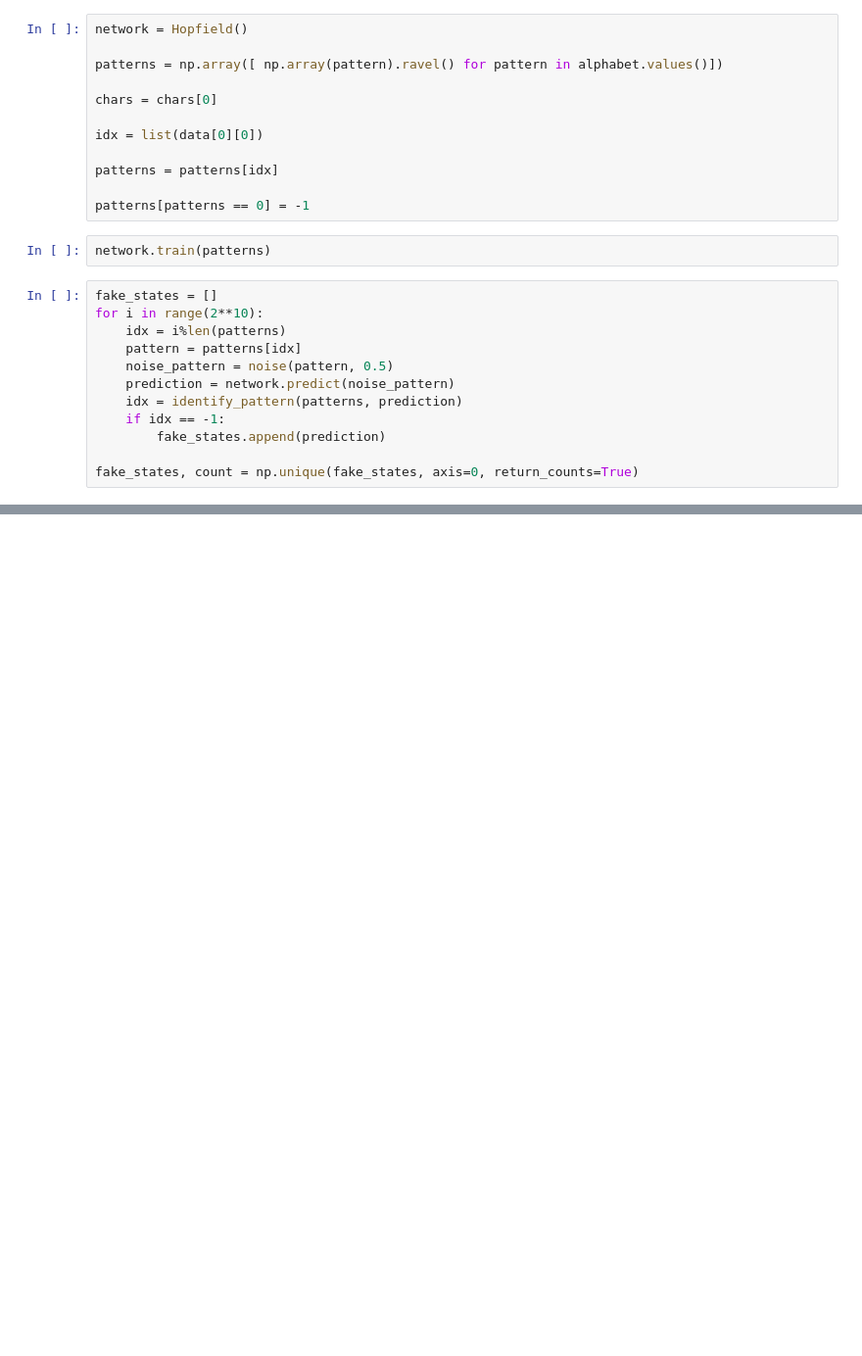
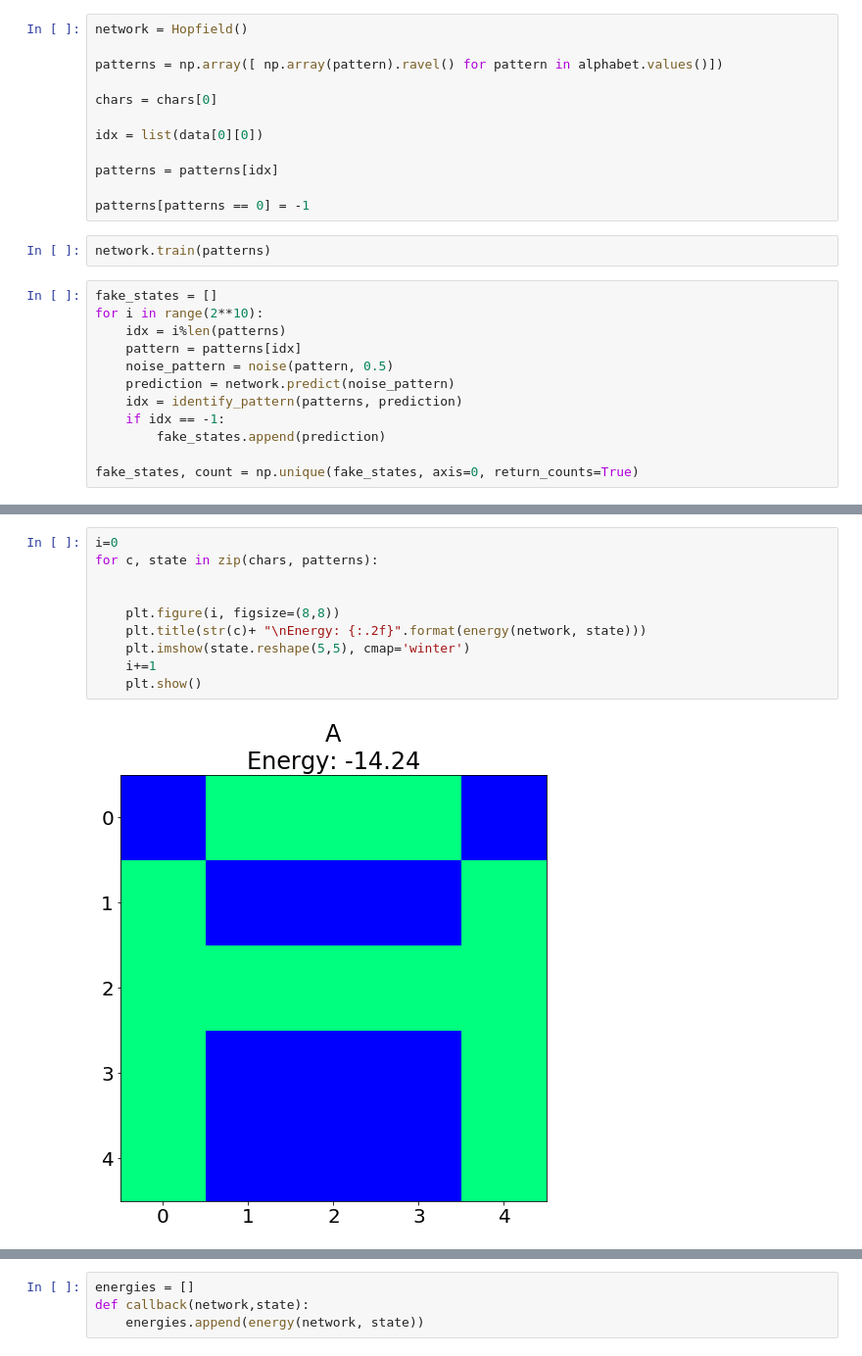
Before and after one commit to Natu17/TPs_SIA, a Jupyter notebook: TP4/ej2.ipynb, the cells around one changed output, grey strips where cells are left out. Shown at 98% size. Saved outputs shown, nothing was run; the diff lists cells and outputs as text; blank space fills up the shorter version.

```diff
--- a/TP4/ej2.ipynb
+++ b/TP4/ej2.ipynb
@@ -126,0 +156,12 @@ for state, c in zip(fake_states, count):
+# %%
+i=0
+for c, state in zip(chars, patterns):
+
+
+    plt.figure(i, figsize=(8,8))
+    plt.title(str(c)+ "\nEnergy: {:.2f}".format(energy(network, state)))
+    plt.imshow(state.reshape(5,5), cmap='winter')
+    i+=1
+    plt.show()
+# %% [output]
+[figure, added]
@@ -126,0 +171,4 @@ for state, c in zip(fake_states, count):
+# %%
+energies = []
+def callback(network,state):
+    energies.append(energy(network, state))
```
Also changed, not shown: parts of 8 cells of this notebook, 5 other files.
